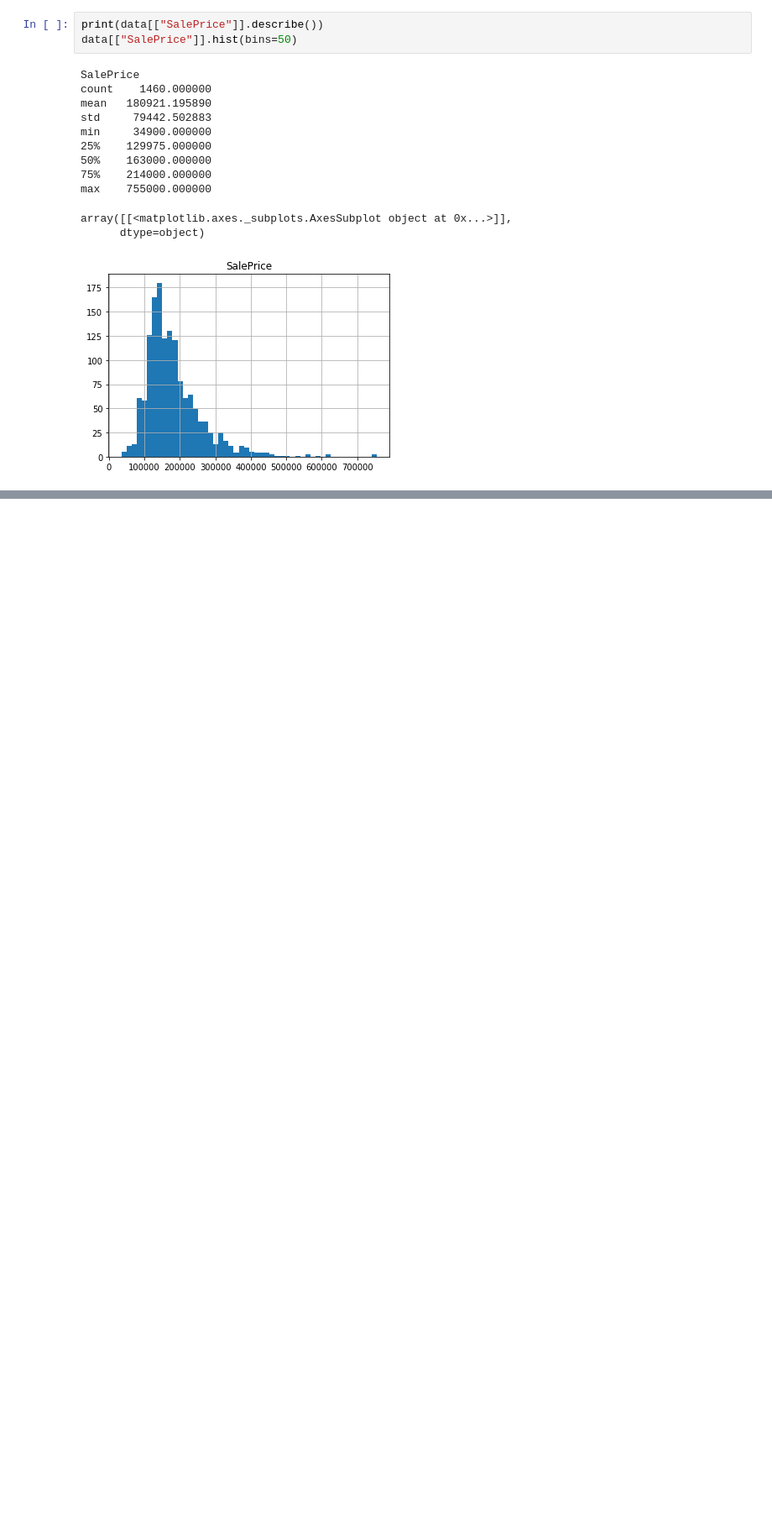
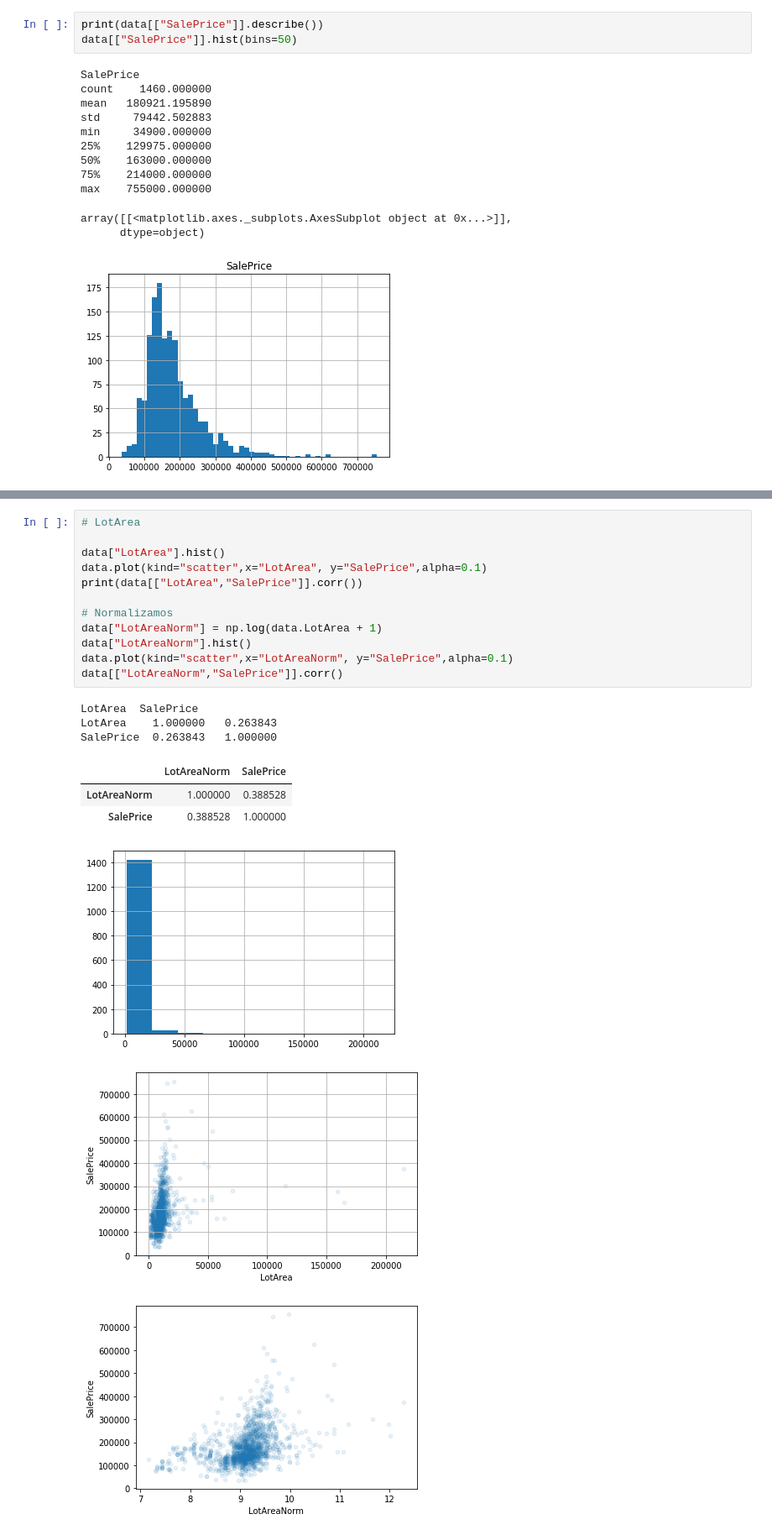
Before and after one commit to ArturoCRodriguez/kaggle_house_prices, a Jupyter notebook: house_pricing.ipynb, the cells around one changed output, grey strips where cells are left out. Shown at 84% size. Drawn from its saved outputs; the diff is of its cells as text; blank space fills up the shorter version.

```diff
--- a/house_pricing.ipynb
+++ b/house_pricing.ipynb
@@ -69,0 +131,22 @@ data_resume
+# %%
+# LotArea
+
+data["LotArea"].hist()
+data.plot(kind="scatter",x="LotArea", y="SalePrice",alpha=0.1)
+print(data[["LotArea","SalePrice"]].corr())
+
+# Normalizamos
+data["LotAreaNorm"] = np.log(data.LotArea + 1)
+data["LotAreaNorm"].hist()
+data.plot(kind="scatter",x="LotAreaNorm", y="SalePrice",alpha=0.1)
+data[["LotAreaNorm","SalePrice"]].corr()
+# %% [output]
+LotArea  SalePrice
+LotArea    1.000000   0.263843
+SalePrice  0.263843   1.000000
+|  | LotAreaNorm | SalePrice |
+| LotAreaNorm | 1.000000 | 0.388528 |
+| SalePrice | 0.388528 | 1.000000 |
+[figure, added]
+[figure, added]
+[figure, added]
```
Also changed, not shown: parts of 10 cells of this notebook, 3 other files.
